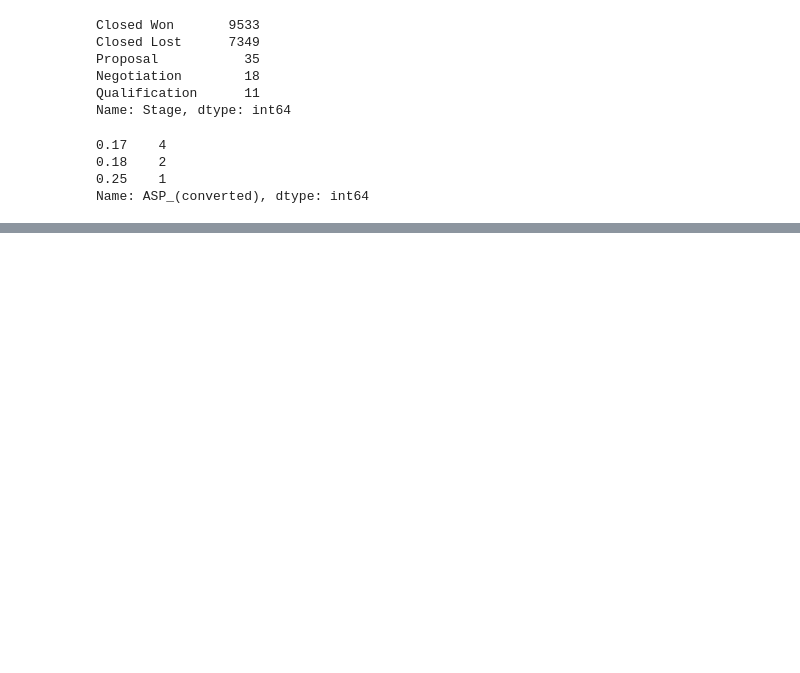
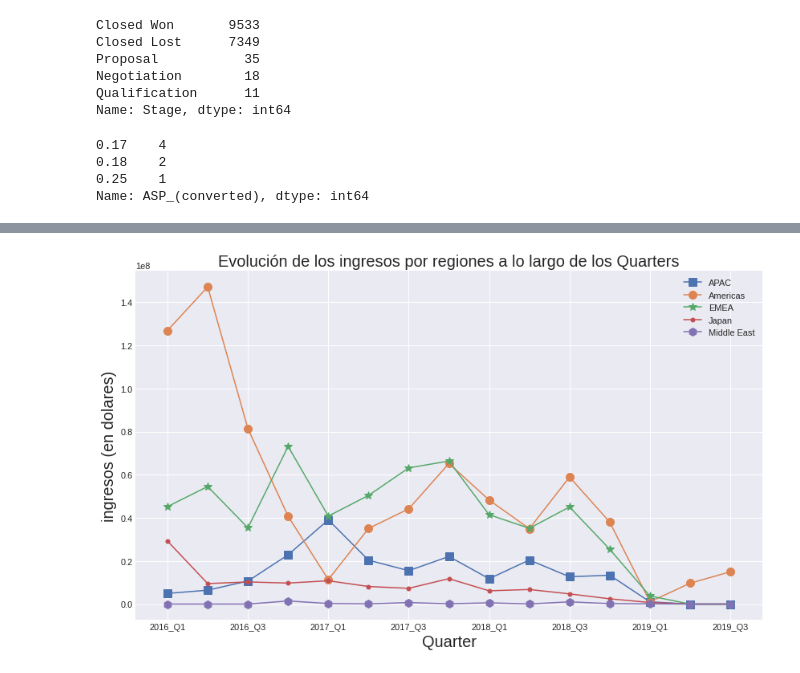
Before and after one commit to nazar9318/datos-TP1-Pandas-2c2020, a Jupyter notebook: notebooks/notebook_Lucas.ipynb, the cells around one changed output, grey strips where cells are left out. Saved outputs shown, nothing was run; the diff lists cells and outputs as text; code cells hidden in the pictures; blank space fills up the shorter version.

```diff
--- a/notebooks/notebook_Lucas.ipynb
+++ b/notebooks/notebook_Lucas.ipynb
@@ -863,0 +906,27 @@ Name: ASP_(converted), dtype: int64
+# %%
+tabla=dataset_wins[['Delivery_Period','Total_Amount','Region']].groupby(['Delivery_Period','Region']).agg({'Total_Amount': 'sum'})
+tabla = tabla.unstack().fillna(0)
+grafico=tabla.plot(figsize=(14, 8),ms=10.0, label='')
+#disenio del grafico.
+linea_graficos=grafico.get_lines()
+linea_graficos[0].set_marker('s')
+linea_graficos[1].set_marker('o')
+linea_graficos[2].set_marker('*')
+linea_graficos[3].set_marker('.')
+linea_graficos[4].set_marker('h')
+#linea_graficos[5].set_marker('D')
+#linea_graficos[6].set_marker('v')
+L=mplt.legend()
+mplt.ylabel('ingresos (en dolares)')
+mplt.xlabel('Quarter')
+mplt.title("Evolución de los ingresos por regiones a lo largo de los Quarters",fontsize=20)
+L.get_texts()[0].set_text('APAC')
+L.get_texts()[1].set_text('Americas')
+L.get_texts()[2].set_text('EMEA')
+L.get_texts()[3].set_text('Japan')
+L.get_texts()[4].set_text('Middle East')
+left, right =grafico.get_xlim();
+grafico.set_xlim(left-0.1,right+0.1)
+mplt.savefig('clicks_publicistas_y_dias.png', bbox_inches = 'tight')
+# %% [output]
+[figure, added]
```
Also changed, not shown: parts of 58 cells of this notebook.
